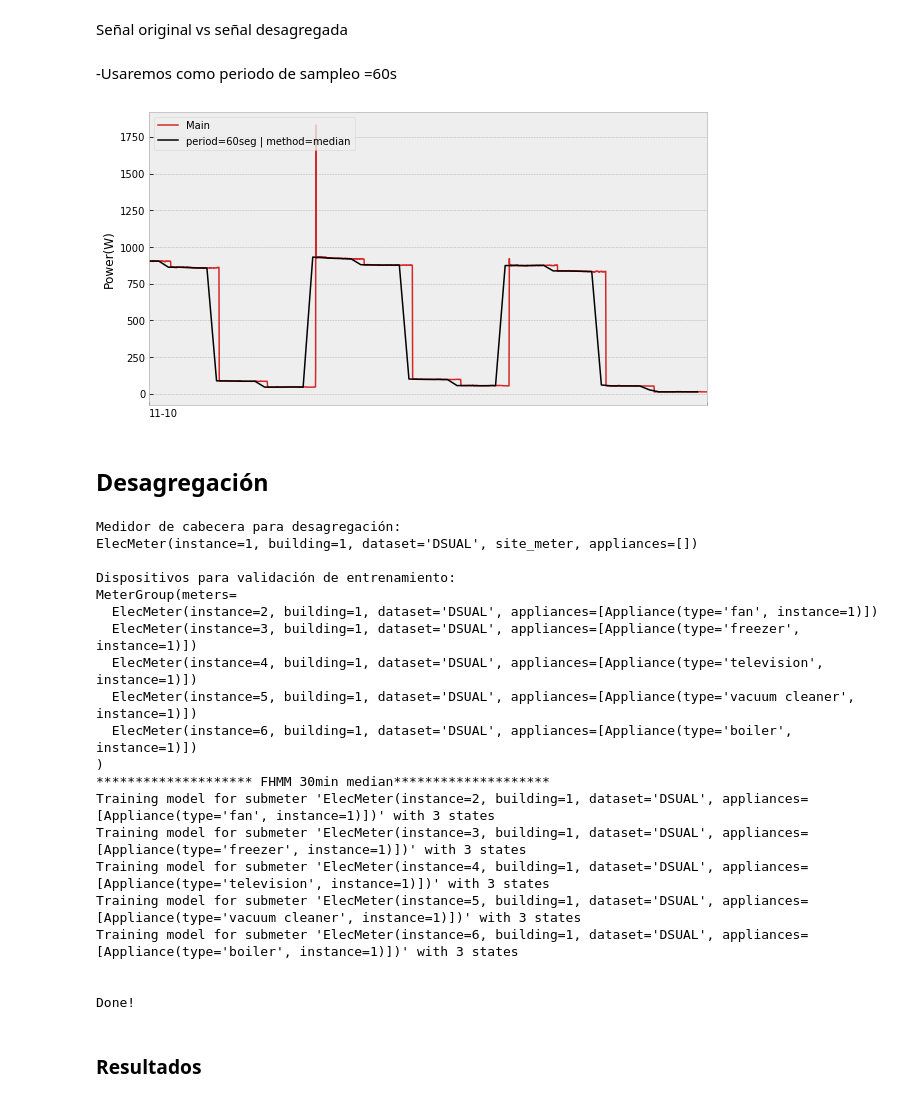
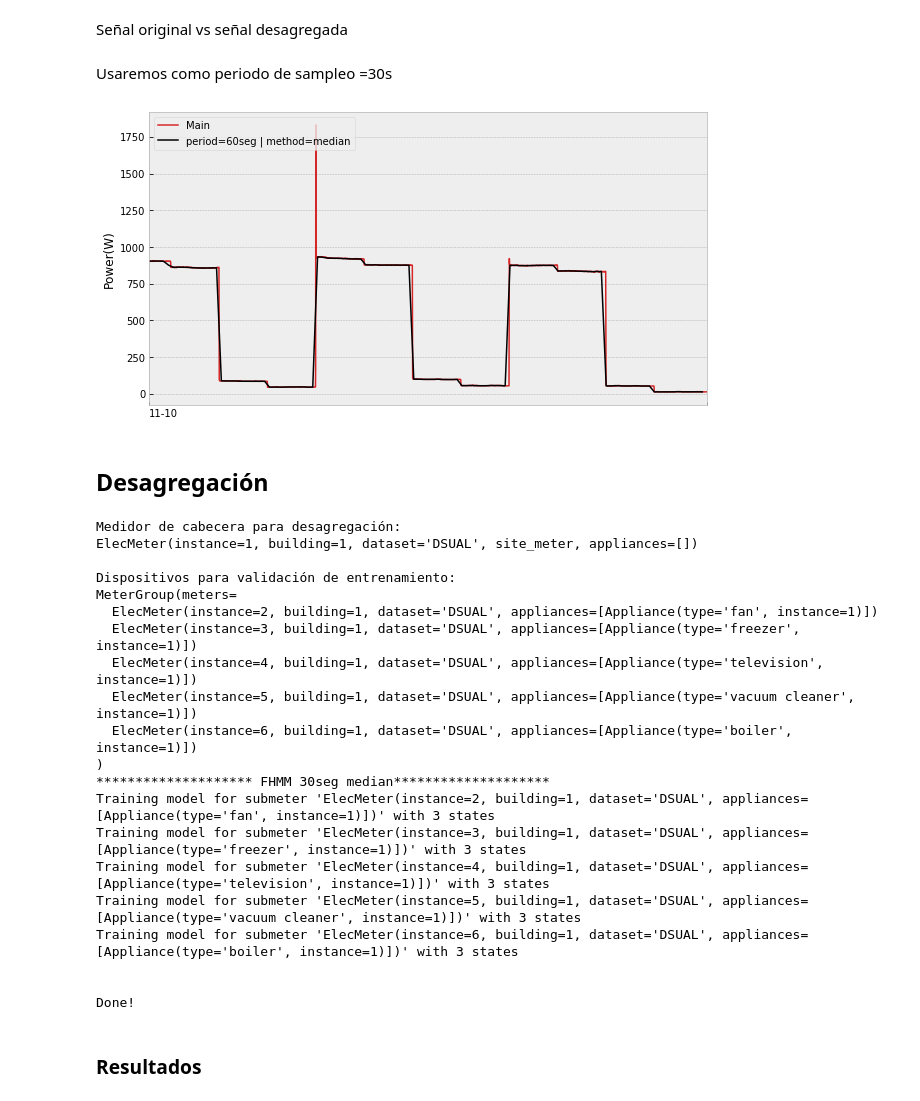
Before and after one commit to crn565/ozm_v2, a Jupyter notebook: 7.- DESAGREGACION.ipynb, the cells around one changed output. Drawn from its saved outputs; the diff is of its cells as text; code cells hidden in the pictures.

```diff
--- a/7.- DESAGREGACION.ipynb
+++ b/7.- DESAGREGACION.ipynb
@@ -45,22 +45,22 @@ MeterGroup(meters=
 # %% [markdown]
 Señal original vs señal desagregada
 # %% [markdown]
--Usaremos como periodo de sampleo =60s
+Usaremos como periodo de sampleo =30s
 # %%
 rcParams['figure.figsize'] = (10, 6)
 
 ax1 = next(test_Main.load(ac_type='active', sample_period=1, resample_kwargs={'how':'first'})).plot(c='tab:red', lw=1.5)
-next(test_Main.load(ac_type='active', sample_period=60, resample_kwargs={'how':'median'})).plot(ax=ax1, c='k', lw=1.5)
+next(test_Main.load(ac_type='active', sample_period=30, resample_kwargs={'how':'median'})).plot(ax=ax1, c='k', lw=1.5)
 
 ax1.legend([('Main'),'period=60seg | method=median'], loc='upper left') #etiquetas
 ax1.minorticks_off()
 ax1.set_ylabel('Power(W)')
 ax1.set(xticks=('2022-02-02 12:00:00+01:00', '2022-02-02 12:58:00+01:00'))
 ax1.set_xticklabels(labels=['11-10'], ha='left', rotation=0)
-plt.savefig('./data/images/6.1_Plot_test_30min.svg', bbox_inches='tight', transparent=True)
+plt.savefig('./data/images/6.1_Plot_test_30seg.svg', bbox_inches='tight', transparent=True)
 pass
 # %% [output]
-[figure, old version]
+[figure, new version]
 # %% [markdown]
 ## Desagregación
 # %%
@@ -79,7 +79,7 @@ train_Devices
 
 #Set para validación
 valid = DataSet('dsual.h5')
-valid.set_window(start="2022-02-02 10:58:00", end="2022-02-02 12:00:00")
+valid.set_window(start="2022-02-02 11:58:00", end="2022-02-02 12:00:00")
 valid_elec = valid.buildings[1].elec
 
 print('Medidor de cabecera para desagregación:')
@@ -96,7 +96,9 @@ print(valid_Devices)
 
 
 from nilmtk.legacy.disaggregate import CombinatorialOptimisation, FHMM
-periods = { '30min':60*30}
+
+
+periods = { '30seg':30}
 methods = [ 'median']
 times = {}
 
@@ -117,12 +119,13 @@ for sp_name, sp in periods.items():
             model.train(train_Devices,
                 num_states_dict={}, #diccionario de estados nulo, por defecto
                 ac_type='active', #potencia activa, por defecto
-                sample_period=1, #cambio de muestreo
+                sample_period=30, #cambio de muestreo
                 resample_kwargs={'how':'first'})#método
 
             t.append(round(time.time()-start,2)) #tiempo de simulación
 
-            #Guarda modelo
+            #Guardamso el  modelo entrenado
+            #Falla  al exprtarlo como model.pickle asi que lo salvamos en formato h5
             #model_dir = dir_models + model_name + '_1s_first_model.pickle'
             #print(model_dir)
             #model.export_model(model_dir)
@@ -151,7 +154,7 @@ MeterGroup(meters=
   ElecMeter(instance=5, building=1, dataset='DSUAL', appliances=[Appliance(type='vacuum cleaner', instance=1)])
   ElecMeter(instance=6, building=1, dataset='DSUAL', appliances=[Appliance(type='boiler', instance=1)])
 )
-******************** FHMM 30min median********************
+******************** FHMM 30seg median********************
 Training model for submeter 'ElecMeter(instance=2, building=1, dataset='DSUAL', appliances=[Appliance(type='fan', instance=1)])' with 3 states
 Training model for submeter 'ElecMeter(instance=3, building=1, dataset='DSUAL', appliances=[Appliance(type='freezer', instance=1)])' with 3 states
 Training model for submeter 'ElecMeter(instance=4, building=1, dataset='DSUAL', appliances=[Appliance(type='television', instance=1)])' with 3 states
```
Also changed, not shown: parts of 7 cells of this notebook, 3 other files.
